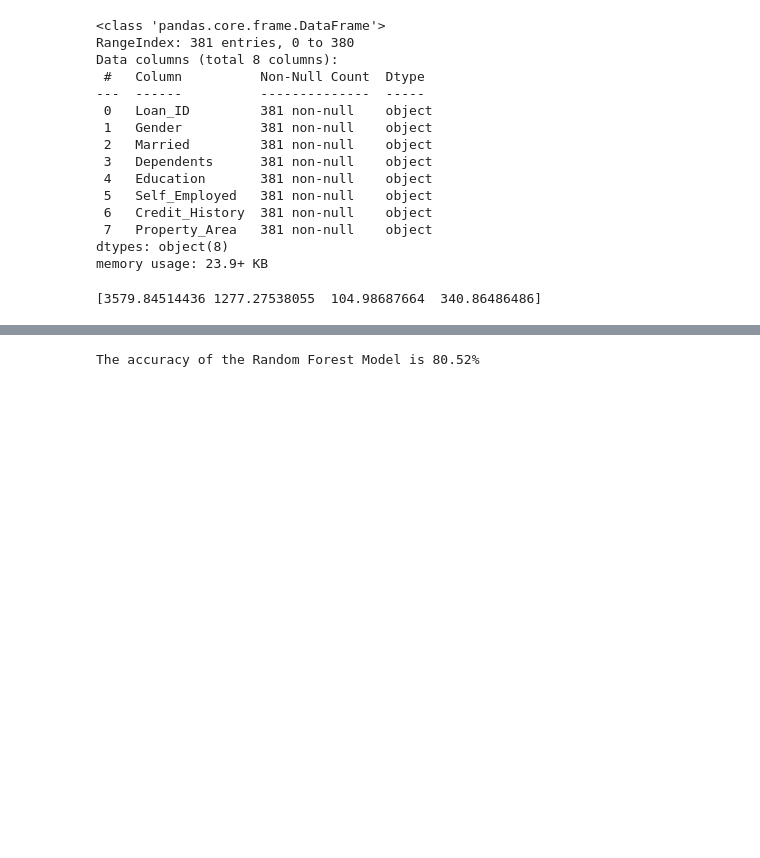
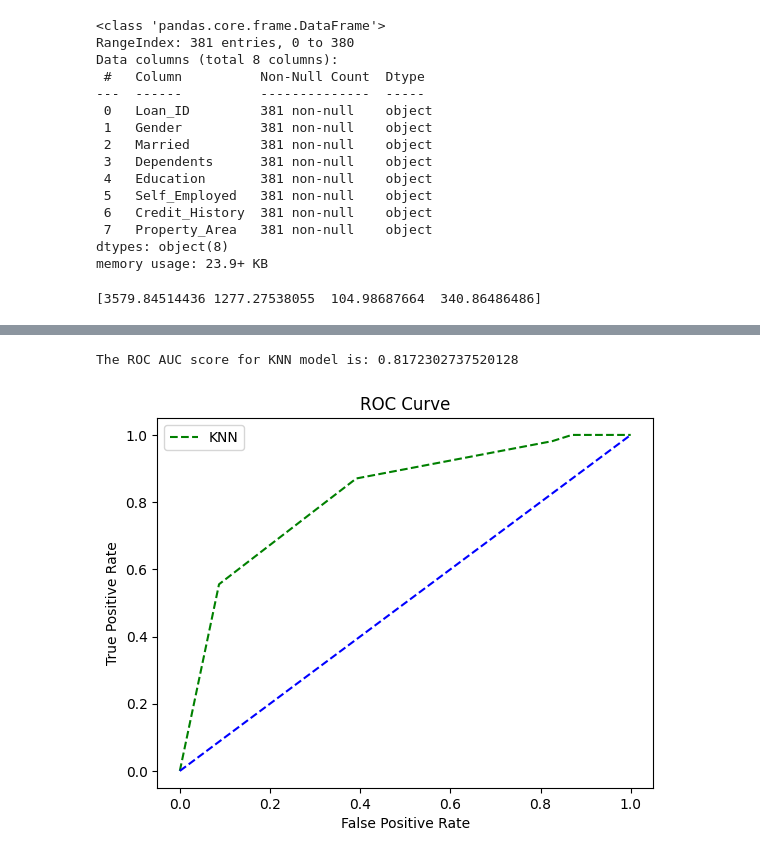
Before and after one commit to newguy7/DataScienceBootCamp, a Jupyter notebook: Projects/Classification_of_loan_status.ipynb, the cells around one changed output, grey strips where cells are left out. Saved outputs shown, nothing was run; the diff lists cells and outputs as text; code cells hidden in the pictures; blank space fills up the shorter version.

```diff
--- a/Projects/Classification_of_loan_status.ipynb
+++ b/Projects/Classification_of_loan_status.ipynb
@@ -328,9 +328,9 @@ features_data = np.concatenate([numerical_features,encoded_categorical_features]
 # One hot encoding for Label
 label_encoded = []
 for k in Y:
-  if k=='Y':
+  if k=='N':
     label_encoded.append(0)
-  elif k == 'N':
+  elif k == 'Y':
     label_encoded.append(1)
 
 print(label_encoded)
@@ -405,23 +400,32 @@ The accuracy of the Decision Tree Model is 77.92%
-# %%
-# Random Forest
-from sklearn.ensemble import RandomForestClassifier
-
-random = RandomForestClassifier()
-random.fit(X_train,y_train)
-
-pred_lbls_rf = random.predict(X_test)
-pred_lbls_rf.shape
-
-# Convert arrays to lists for comparison
-y_pred_list = pred_lbls_rf.tolist()
-y_test_list = y_test.tolist()
-
-# Accuracy of the model
-accuracy_random_forest = 0
-for x in range(len(y_pred_list)):
-  if y_pred_list[x] == y_test_list[x]:
-    accuracy_random_forest += 1
-accuracy_random_forest = round(accuracy_random_forest/len(y_pred_list)*100,2)
-print(f"The accuracy of the Random Forest Model is {accuracy_random_forest}%")
-# %% [output]
-The accuracy of the Random Forest Model is 80.52%
+# %%
+# ROC AUC Score
+# Convert knn.predict_proba(X_test) to numpy array
+probas_knn = np.array(knn.predict_proba(X_test))
+
+# Extract probabilities for the positive class
+knn_positive_class_proba = probas_knn[:, :, 1]
+
+# Convert one-hot encoded labels to binary labels
+y_test_binary = np.argmax(y_test, axis=1)
+
+# ROC AUC Score for KNN
+knn_roc_au_score = roc_auc_score(y_test_binary, knn_positive_class_proba.T[:, 1], multi_class='ovr')
+print(f"The ROC AUC score for KNN model is: {knn_roc_au_score}")
+# %% [output]
+The ROC AUC score for KNN model is: 0.8172302737520128
+# %%
+# Calculate the ROC curve
+fpr_knn, tpr_knn, _ = roc_curve(y_test_binary, knn_positive_class_proba.T[:, 1])
+random_probs = [0 for i in range(len(y_test_binary))]
+p_fpr, p_tpr, _ = roc_curve(y_test_binary, random_probs, pos_label=1)
+
+# Plot the ROC curve
+plt.plot(fpr_knn, tpr_knn, linestyle='--', color='green', label='KNN')
+plt.plot(p_fpr, p_tpr, linestyle='--', color='blue')
+plt.xlabel('False Positive Rate')
+plt.ylabel('True Positive Rate')
+plt.title('ROC Curve')
+plt.legend()
+plt.show()
+# %% [output]
+[figure, added]
```
Also changed, not shown: parts of 9 cells of this notebook.
